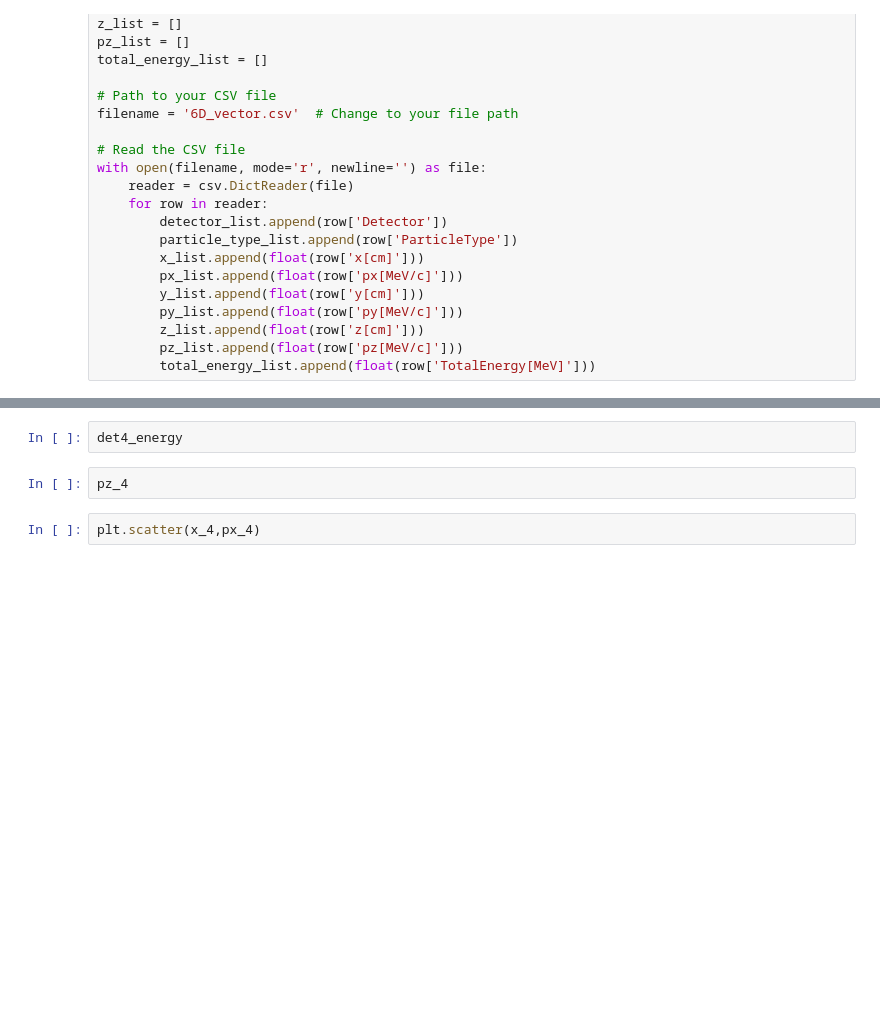
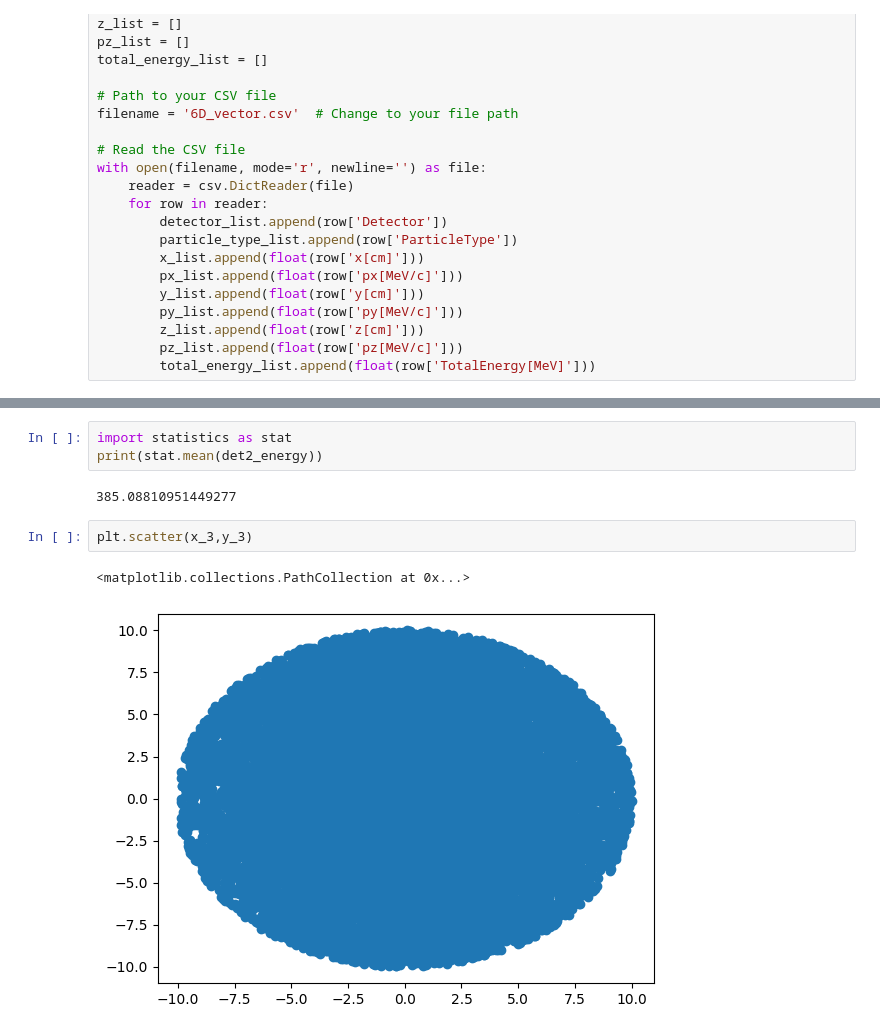
Before and after one commit to prateekraouw/Geant4_new_geo, a Jupyter notebook: build/plot.ipynb, the cells around one changed output, grey strips where cells are left out. Cells and saved outputs as stored; diff of their text form; blank space fills up the shorter version.

```diff
--- a/build/plot.ipynb
+++ b/build/plot.ipynb
@@ -380,6 +418,10 @@ len(x_4))
 # %%
-det4_energy
+import statistics as stat
+print(stat.mean(det2_energy))
+# %% [output]
+385.08810951449277
-# %%
-pz_4
 # %%
-plt.scatter(x_4,px_4)
+plt.scatter(x_3,y_3)
+# %% [output]
+<matplotlib.collections.PathCollection at 0x...>
+[figure, added]
```
Also changed, not shown: parts of 26 cells of this notebook, 32 other files.
